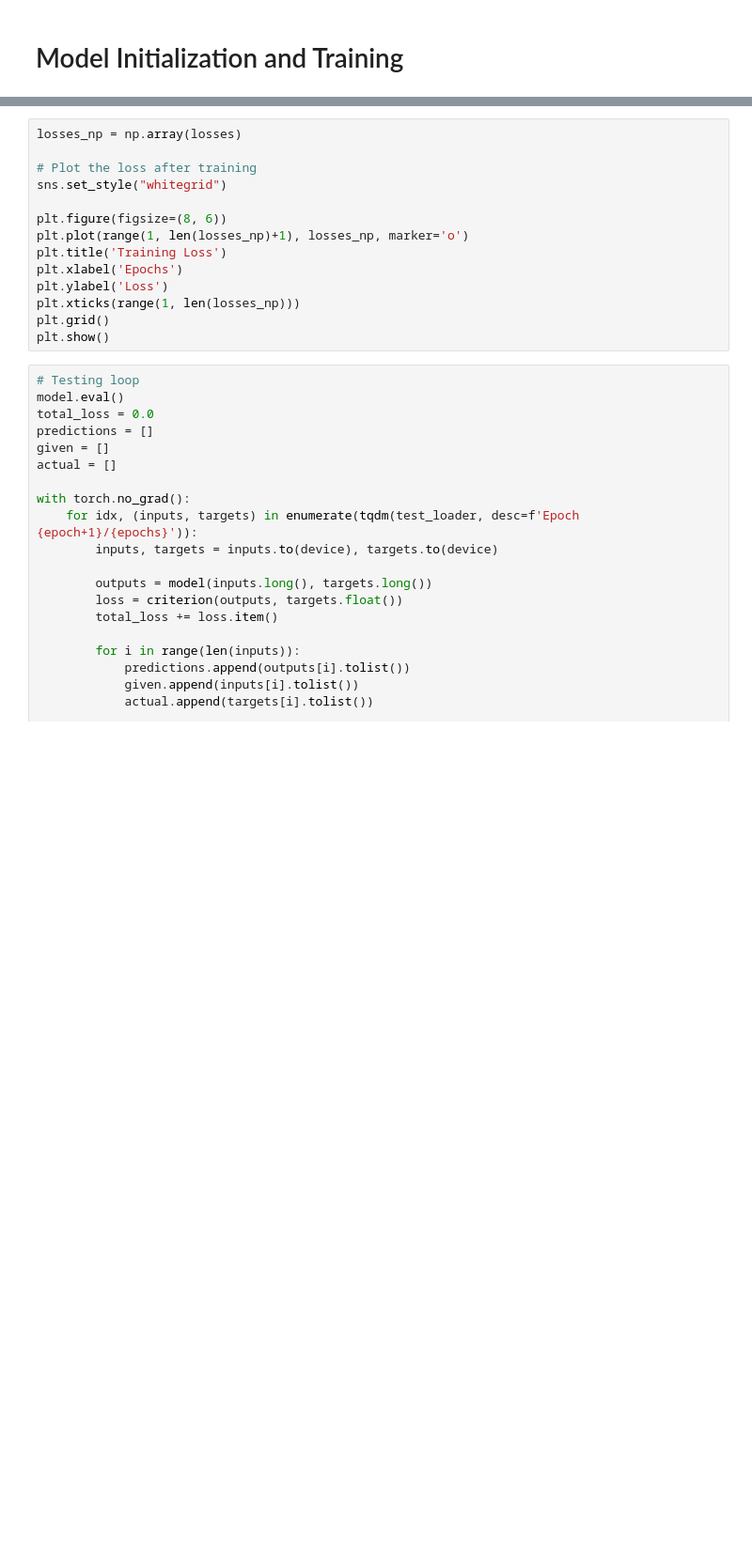
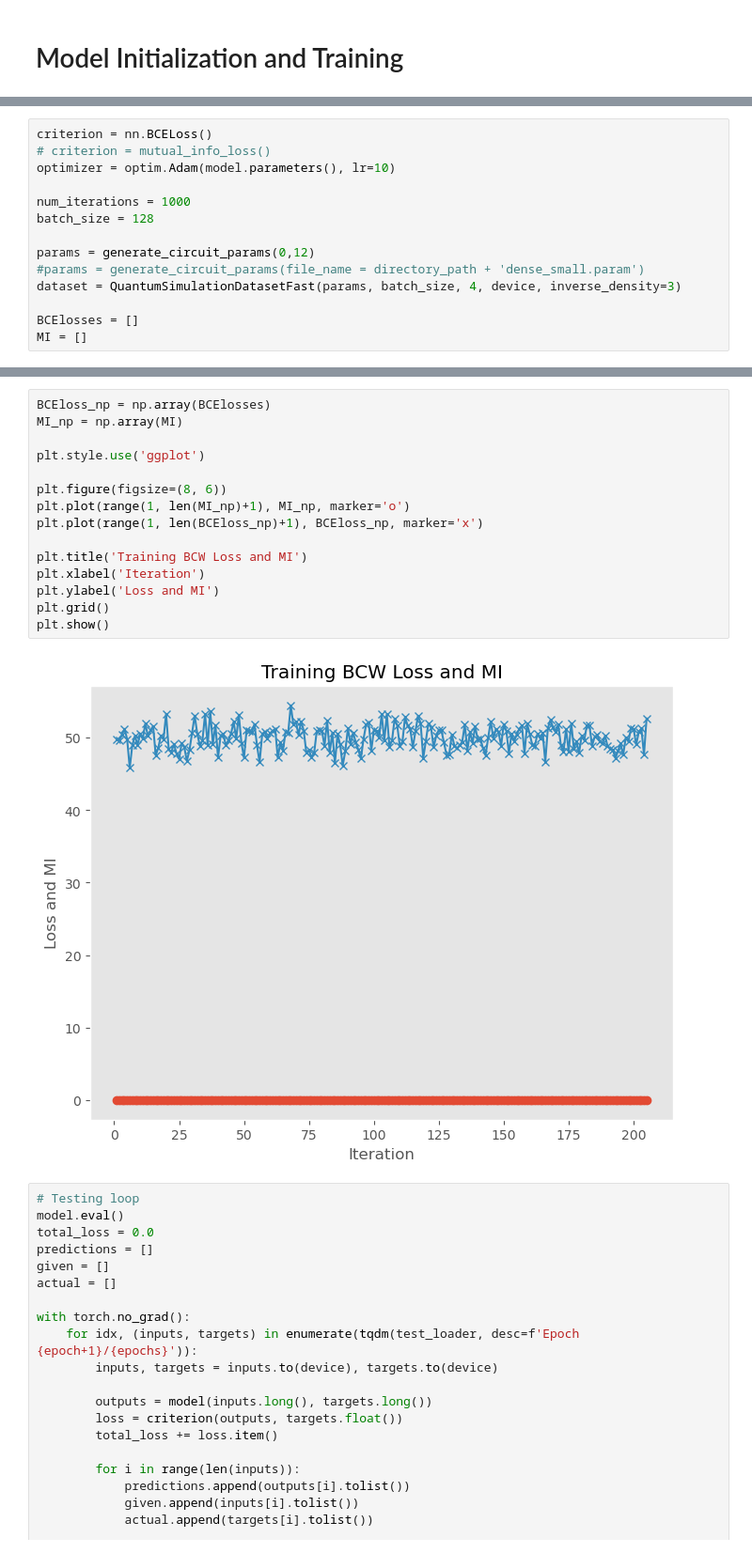
Before and after one commit to sonnyloweus/QuantumDynamicsAI, a Jupyter notebook: Mutual_Information_Transformer.ipynb, the cells around one changed output, grey strips where cells are left out. Shown at 94% size. Drawn from its saved outputs; the diff is of its cells as text; blank space fills up the shorter version.

```diff
--- a/Mutual_Information_Transformer.ipynb
+++ b/Mutual_Information_Transformer.ipynb
@@ -228,0 +285,14 @@ KeyboardInterrupt:
+# %%
+criterion = nn.BCELoss()
+# criterion = mutual_info_loss()
+optimizer = optim.Adam(model.parameters(), lr=10)
+
+num_iterations = 1000
+batch_size = 128
+
+params = generate_circuit_params(0,12)
+#params = generate_circuit_params(file_name = directory_path + 'dense_small.param')
+dataset = QuantumSimulationDatasetFast(params, batch_size, 4, device, inverse_density=3)
+
+BCElosses = []
+MI = []
@@ -229,17 +346,20 @@ KeyboardInterrupt:
 # %%
-losses_np = np.array(losses)
+BCEloss_np = np.array(BCElosses)
+MI_np = np.array(MI)
 
-# Plot the loss after training
-sns.set_style("whitegrid")
+plt.style.use('ggplot')
 
 plt.figure(figsize=(8, 6))
-plt.plot(range(1, len(losses_np)+1), losses_np, marker='o')
-plt.title('Training Loss')
-plt.xlabel('Epochs')
-plt.ylabel('Loss')
-plt.xticks(range(1, len(losses_np)))
+plt.plot(range(1, len(MI_np)+1), MI_np, marker='o')
+plt.plot(range(1, len(BCEloss_np)+1), BCEloss_np, marker='x')
+
+plt.title('Training BCW Loss and MI')
+plt.xlabel('Iteration')
+plt.ylabel('Loss and MI')
 plt.grid()
 plt.show()
+# %% [output]
+[figure, added]
 # %%
 # Testing loop
 model.eval()
```
Also changed, not shown: parts of 17 cells of this notebook, 3 other files.
